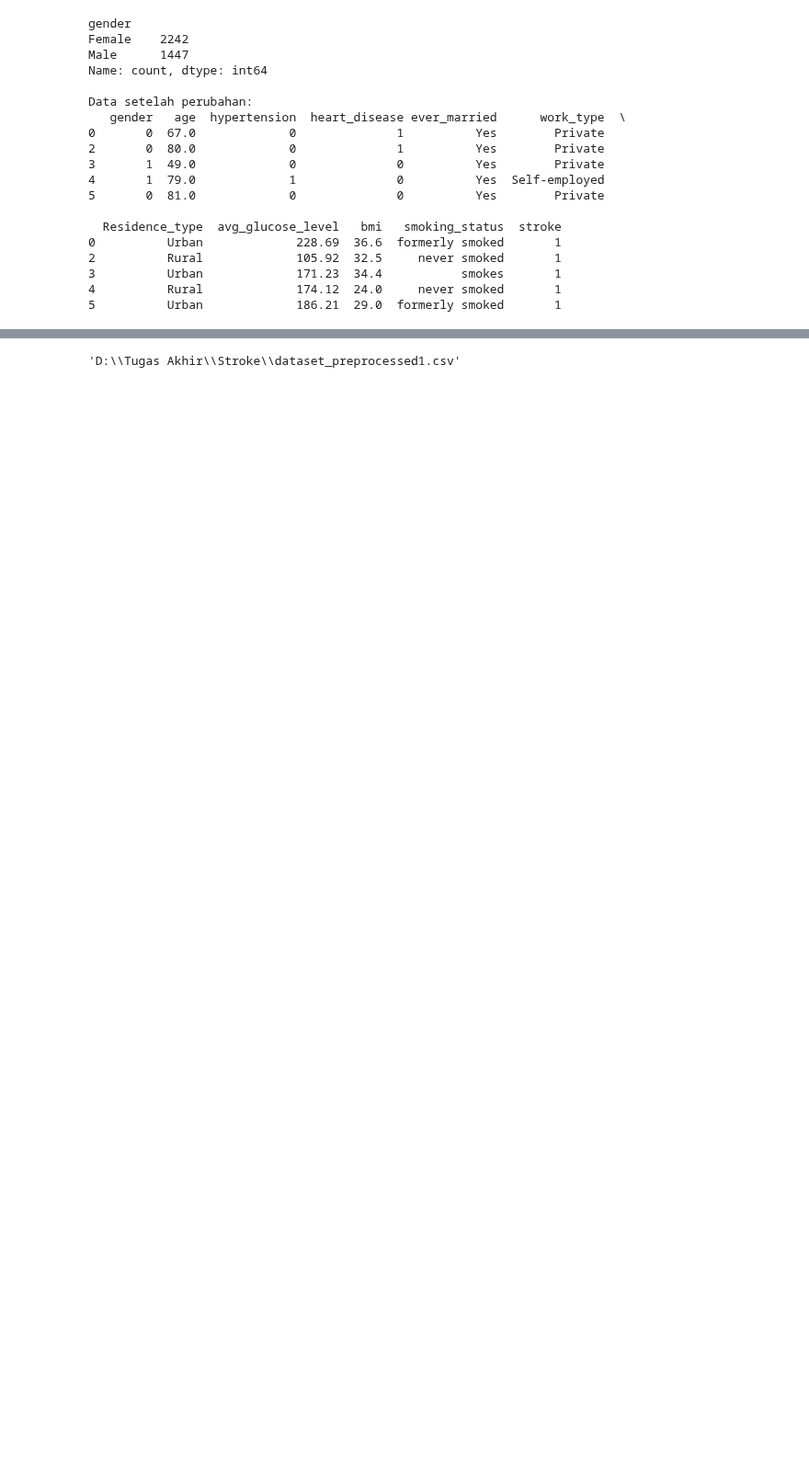
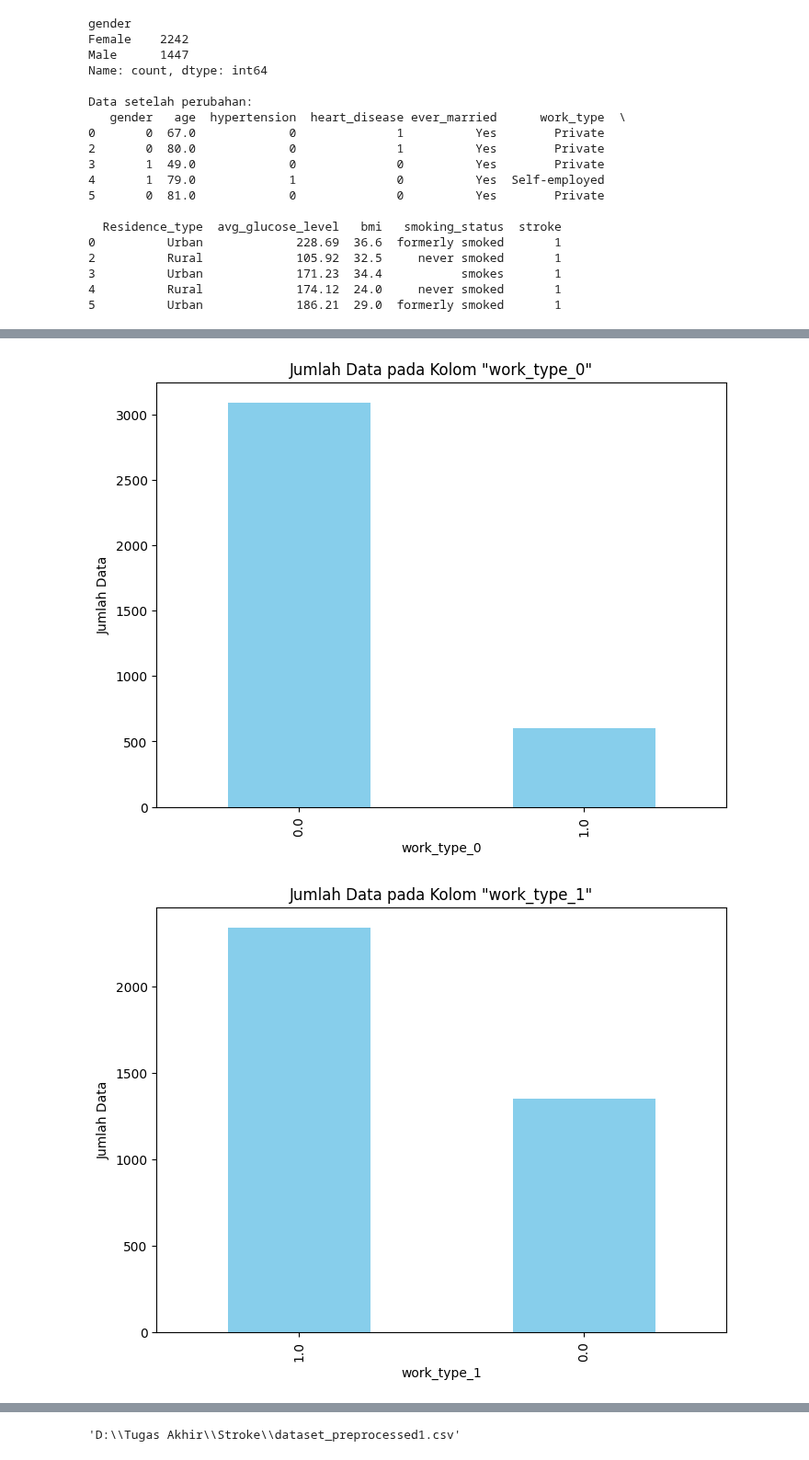
Before and after one commit to avillarafi45/TugasAkhirStrokePrediction, a Jupyter notebook: TugasAkhir.ipynb, the cells around one changed output, grey strips where cells are left out. Shown at 92% size. Saved outputs shown, nothing was run; the diff lists cells and outputs as text; code cells hidden in the pictures; blank space fills up the shorter version.

```diff
--- a/TugasAkhir.ipynb
+++ b/TugasAkhir.ipynb
@@ -412,0 +259,23 @@ Series([], dtype: int64)
+# %%
+# Memilih kolom-kolom yang ingin diplot
+selected_columns = ['work_type_0', 'work_type_1', 'work_type_2', 'smoking_status_0','smoking_status_1','smoking_status_2','smoking_status_3','gender', 'age', 'hypertension', 'heart_disease', 'ever_married',
+                     'work_type', 'Residence_type', 'avg_glucose_level', 'bmi', 'smoking_status', 'stroke']
+
+# Menampilkan diagram batang untuk setiap kolom yang dipilih
+for column in selected_columns:
+    plt.figure(figsize=(8, 6))
+
+    df[column].value_counts().plot(kind='bar', color='skyblue')
+
+    plt.title(f'Jumlah Data pada Kolom "{column}"')
+    plt.xlabel(column)
+    plt.ylabel('Jumlah Data')
+
+    plt.show()
+
+# Menampilkan daftar kolom di DataFrame
+print("Daftar Kolom di DataFrame:")
+print(df.columns)
+# %% [output]
+[figure, added]
+[figure, added]
```
Also changed, not shown: parts of 18 cells of this notebook.
